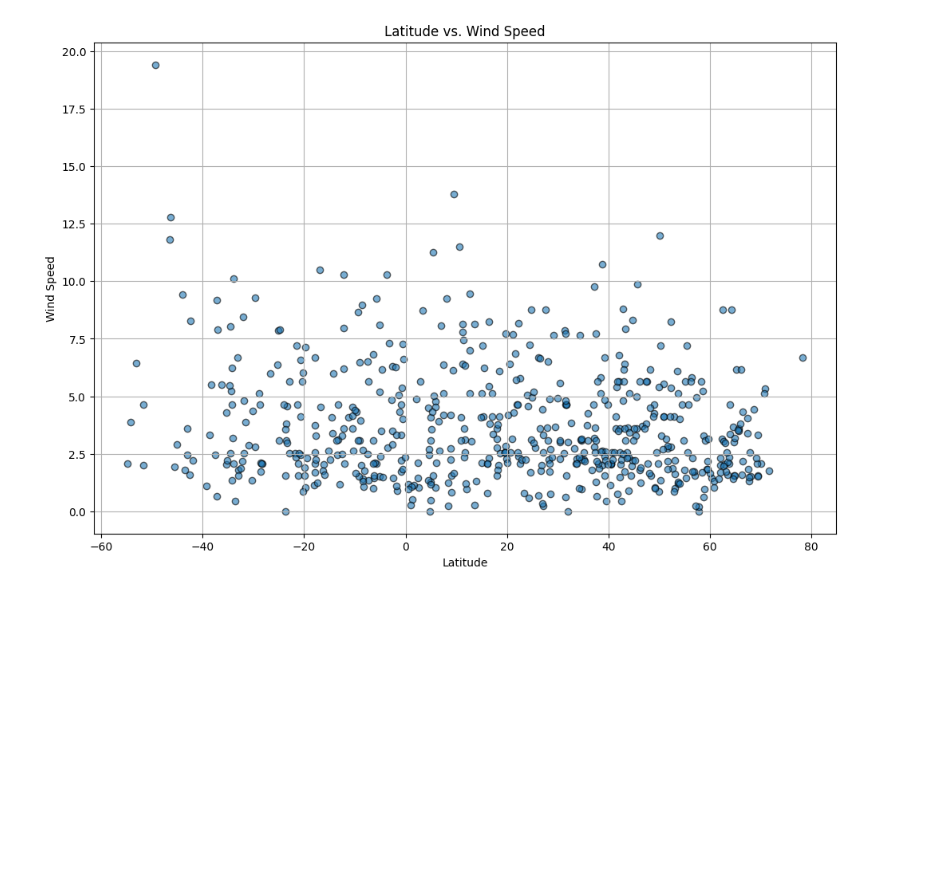
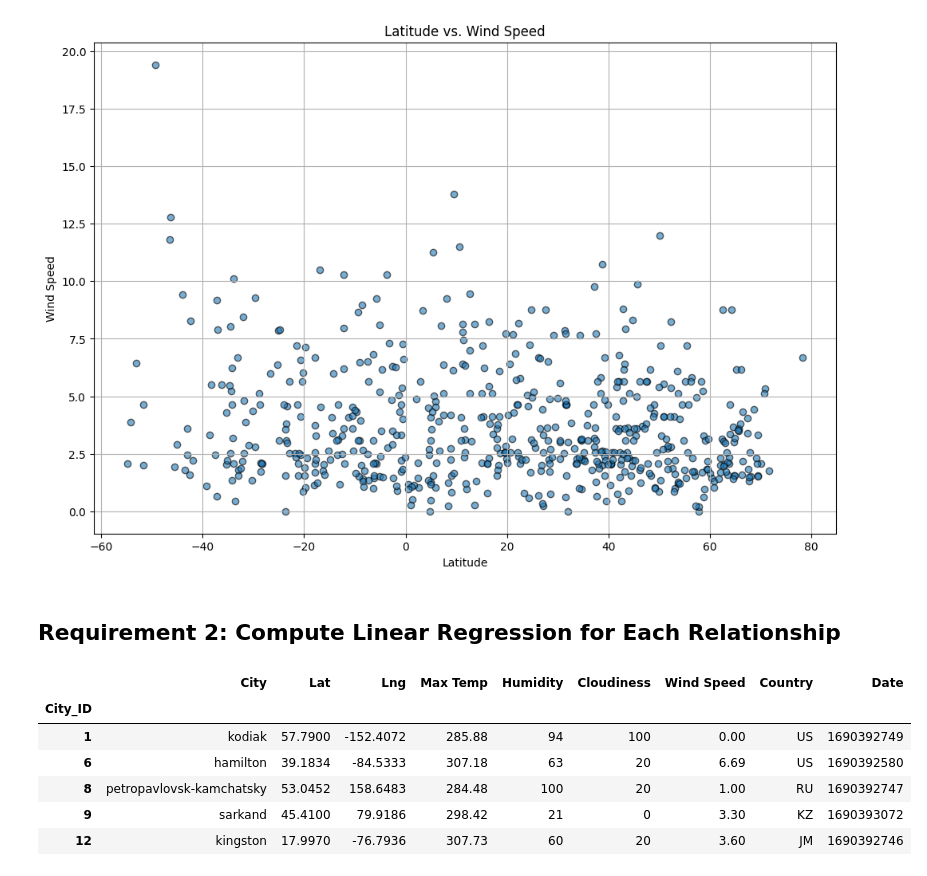
Before and after one commit to JNorthData/Weather_API, a Jupyter notebook: WeatherAPI.ipynb, the cells around one changed output. Saved outputs shown, nothing was run; the diff lists cells and outputs as text; code cells hidden in the pictures; blank space fills up the shorter version.

```diff
--- a/WeatherAPI.ipynb
+++ b/WeatherAPI.ipynb
@@ -283,3 +284,5 @@ plt.savefig("output_data/Fig4.png")
 plt.show()
 # %% [output]
 [figure]
+# %% [markdown]
+## Requirement 2: Compute Linear Regression for Each Relationship
@@ -285,0 +309,14 @@ plt.show()
+# %%
+# Create a DataFrame with the Northern Hemisphere data (Latitude >= 0)
+northern_hemi_df = city_data_df[city_data_df['Lat'] >= 0]
+
+# Display sample data
+northern_hemi_df.head()
+# %% [output]
+|  | City | Lat | Lng | Max Temp | Humidity | Cloudiness | Wind Speed | Country | Date |
+| City_ID |  |  |  |  |  |  |  |  |  |
+| 1 | kodiak | 57.7900 | -152.4072 | 285.88 | 94 | 100 | 0.00 | US | 1690392749 |
+| 6 | hamilton | 39.1834 | -84.5333 | 307.18 | 63 | 20 | 6.69 | US | 1690392580 |
+| 8 | petropavlovsk-kamchatsky | 53.0452 | 158.6483 | 284.48 | 100 | 20 | 1.00 | RU | 1690392747 |
+| 9 | sarkand | 45.4100 | 79.9186 | 298.42 | 21 | 0 | 3.30 | KZ | 1690393072 |
+| 12 | kingston | 17.9970 | -76.7936 | 307.73 | 60 | 20 | 3.60 | JM | 1690392746 |
```
Also changed, not shown: parts of 3 cells of this notebook.
